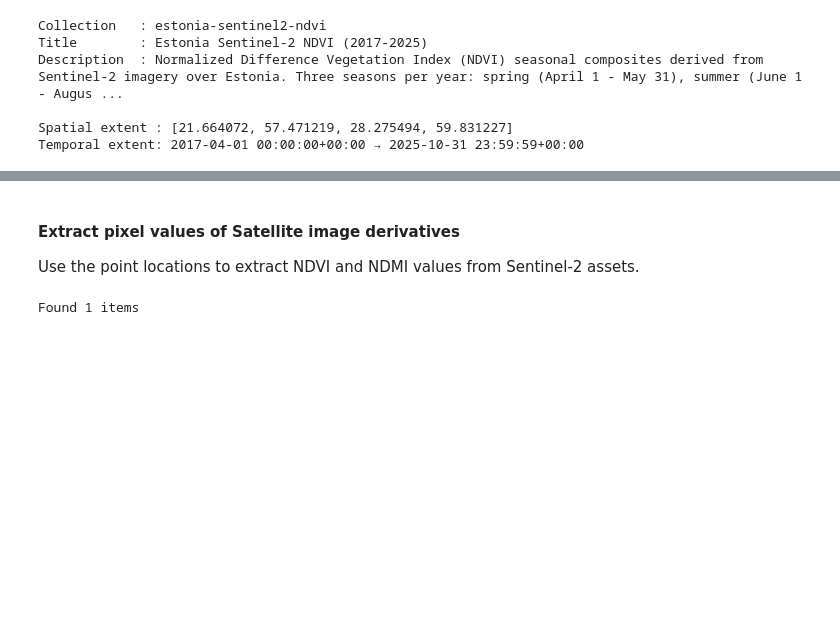
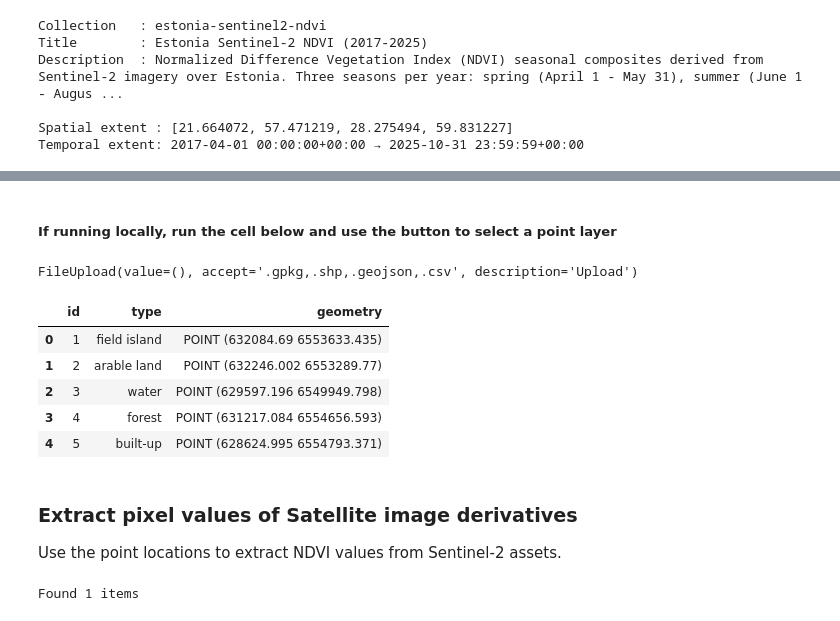
Before and after one commit to LandscapeGeoinformatics/lgeo_datacube_pub, a Jupyter notebook: extract_indices_values/extract_pixel_value_stac.ipynb, the cells around one changed output, grey strips where cells are left out. Cells and saved outputs as stored; diff of their text form; code cells hidden in the pictures; blank space fills up the shorter version.

```diff
--- a/extract_indices_values/extract_pixel_value_stac.ipynb
+++ b/extract_indices_values/extract_pixel_value_stac.ipynb
@@ -191,6 +453,23 @@ points = gpd.read_file("demo_point.gpkg")
+# %% [markdown]
+##### If running locally, run the cell below and use the button to select a point layer
+# %%
+upload = reset_uploader()
+upload
+# %% [output]
+FileUpload(value=(), accept='.gpkg,.shp,.geojson,.csv', description='Upload')
+# %%
+points_gdf = upload_file(upload)
+points_gdf.head()
+# %% [output]
+|  | id | type | geometry |
+| 0 | 1 | field island | POINT (632084.69 6553633.435) |
+| 1 | 2 | arable land | POINT (632246.002 6553289.77) |
+| 2 | 3 | water | POINT (629597.196 6549949.798) |
+| 3 | 4 | forest | POINT (631217.084 6554656.593) |
+| 4 | 5 | built-up | POINT (628624.995 6554793.371) |
 # %% [markdown]
-#### Extract pixel values of Satellite image derivatives
-Use the point locations to extract NDVI and NDMI values from Sentinel-2 assets.
+### Extract pixel values of Satellite image derivatives
+Use the point locations to extract NDVI values from Sentinel-2 assets.
 # %%
 points_out = extract_point_values(
     catalog=catalog,
```
Also changed, not shown: parts of 39 cells of this notebook.
